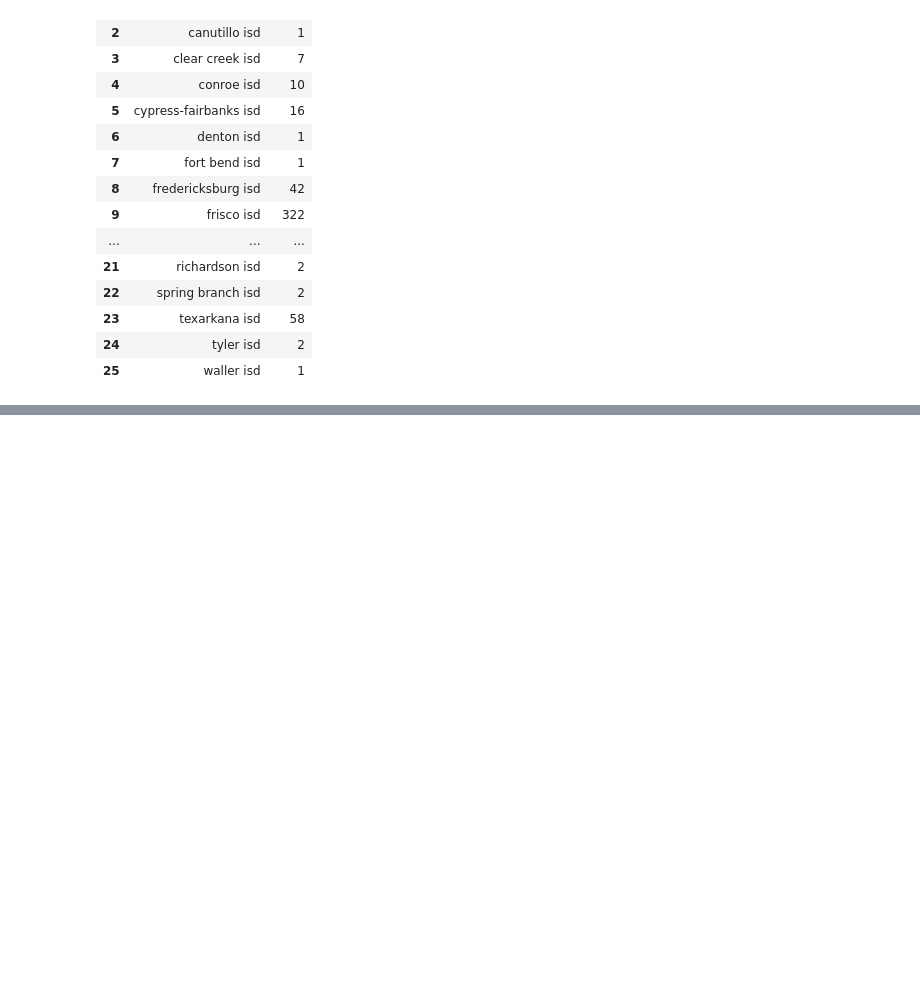
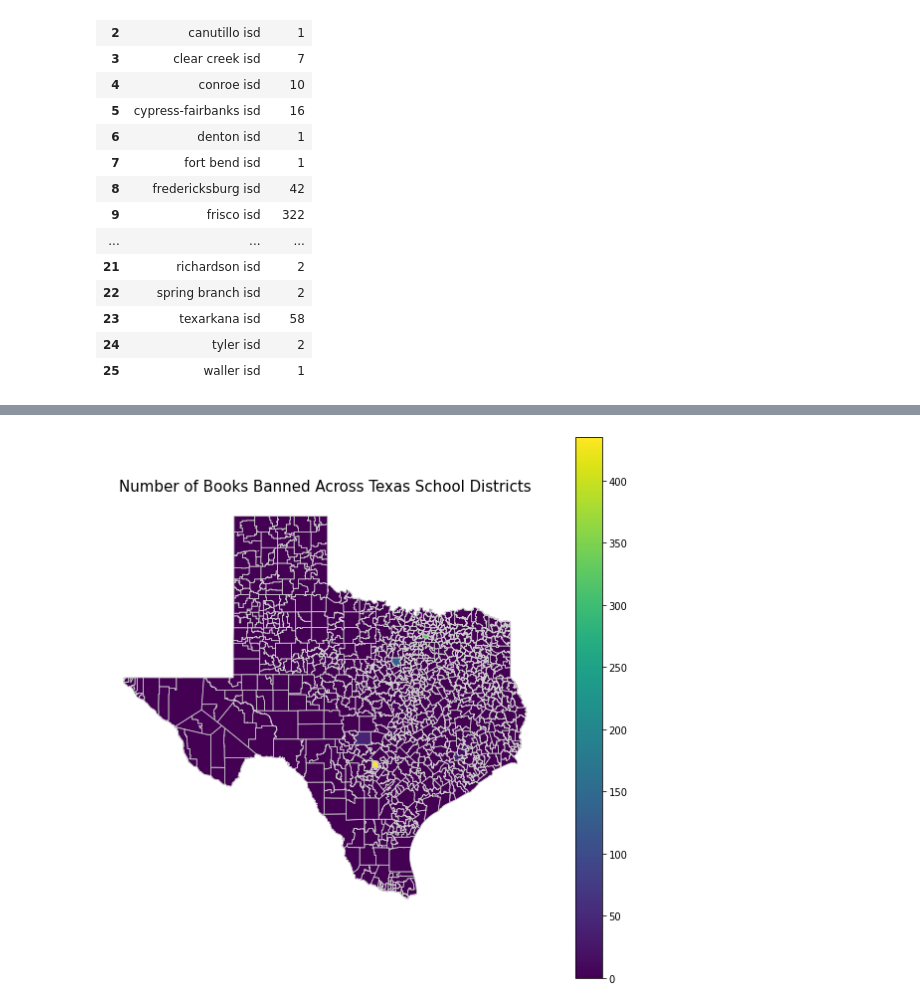
Before and after one commit to sanions/bookbans, a Jupyter notebook: texas_map.ipynb, the cells around one changed output, grey strips where cells are left out. Cells and saved outputs as stored; diff of their text form; code cells hidden in the pictures; blank space fills up the shorter version.

```diff
--- a/texas_map.ipynb
+++ b/texas_map.ipynb
@@ -67,0 +54,6 @@ gdf = gpd.read_file(shapefile_path)
+# %%
+gdf["District"] = gdf["NAME"].str.lower()
+map_df = gdf.merge(texas_districts, on="District", how="left")
+map_df["Title"] = map_df["Title"].fillna(0)
+
+map_df
@@ -67,0 +74,12 @@ gdf = gpd.read_file(shapefile_path)
+# %%
+fig, ax = plt.subplots(1, 1, figsize=(10, 10))
+map_df.plot(column='Title', cmap='viridis', linewidth=0.8, ax=ax, edgecolor='0.8', legend=True)
+
+# Add labels and title
+ax.set_title('Number of Books Banned Across Texas School Districts', fontdict={'fontsize': '15', 'fontweight' : '3'})
+ax.set_axis_off()
+
+# Show the plot
+plt.show()
+# %% [output]
+[figure, added]
```
Also changed, not shown: parts of 4 cells of this notebook, 1 other file.
